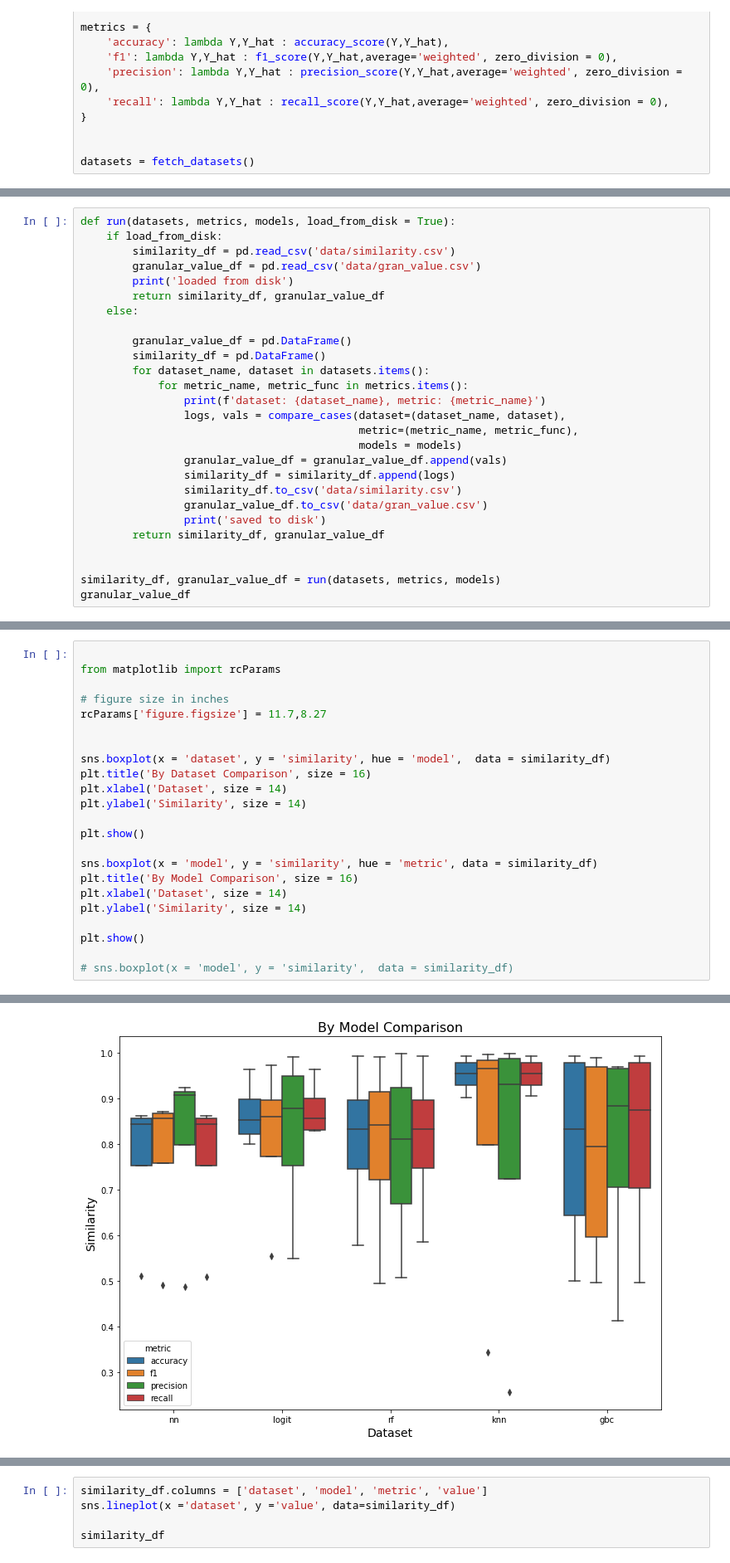
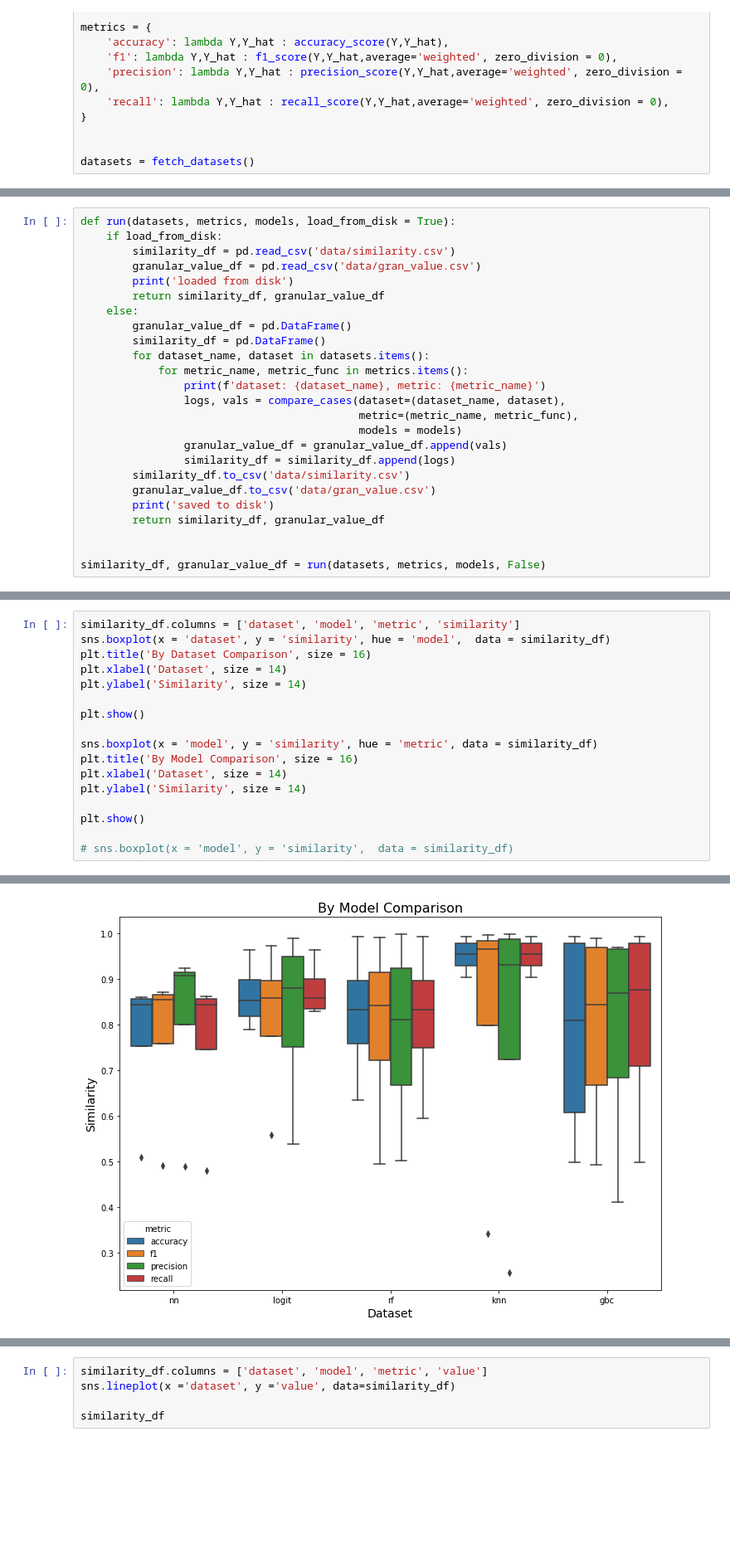
Before and after one commit to jacobdineen/explainability_2022, a Jupyter notebook: main.ipynb, the cells around one changed output, grey strips where cells are left out. Shown: that part at 83% size. Saved outputs shown, nothing was run; the diff lists cells and outputs as text; blank space fills up the shorter version.

```diff
--- a/main.ipynb
+++ b/main.ipynb
@@ -52,7 +58,6 @@ def run(datasets, metrics, models, load_from_disk = True):
         print('loaded from disk')
         return similarity_df, granular_value_df
     else:
-
         granular_value_df = pd.DataFrame()
         similarity_df = pd.DataFrame()
         for dataset_name, dataset in datasets.items():
@@ -63,12 +68,11 @@ def run(datasets, metrics, models, load_from_disk = True):
                                            models = models)
                 granular_value_df = granular_value_df.append(vals)
                 similarity_df = similarity_df.append(logs)
-                similarity_df.to_csv('data/similarity.csv')
-                granular_value_df.to_csv('data/gran_value.csv')
-                print('saved to disk')
+        similarity_df.to_csv('data/similarity.csv')
+        granular_value_df.to_csv('data/gran_value.csv')
+        print('saved to disk')
         return similarity_df, granular_value_df
 
 
-similarity_df, granular_value_df = run(datasets, metrics, models)
-granular_value_df
+similarity_df, granular_value_df = run(datasets, metrics, models, False)
 # %% [output]
@@ -124,13 +135,7 @@ k              10.00
 Jaccard_Sim     0.82
 dtype: float64
 # %%
-
-from matplotlib import rcParams
-
-# figure size in inches
-rcParams['figure.figsize'] = 11.7,8.27
-
-
+similarity_df.columns = ['dataset', 'model', 'metric', 'similarity']
 sns.boxplot(x = 'dataset', y = 'similarity', hue = 'model',  data = similarity_df)
 plt.title('By Dataset Comparison', size = 16)
 plt.xlabel('Dataset', size = 14)
@@ -151,4 +156,4 @@ plt.show()
-[figure, old version]
+[figure, new version]
 # %%
 temp = granular_value_df[granular_value_df['dataset'] == 'iris']
 temp = temp[temp['metric'] == 'accuracy']
```
Also changed, not shown: parts of 10 cells of this notebook, 6 other files.
